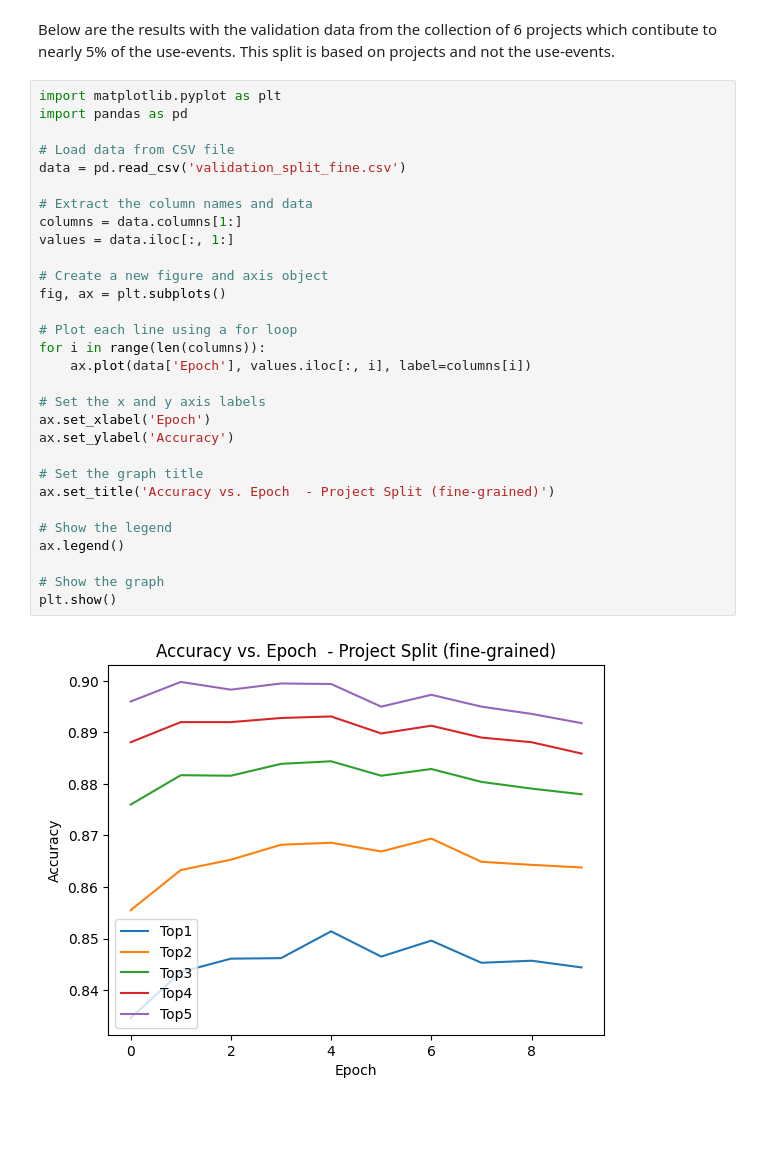
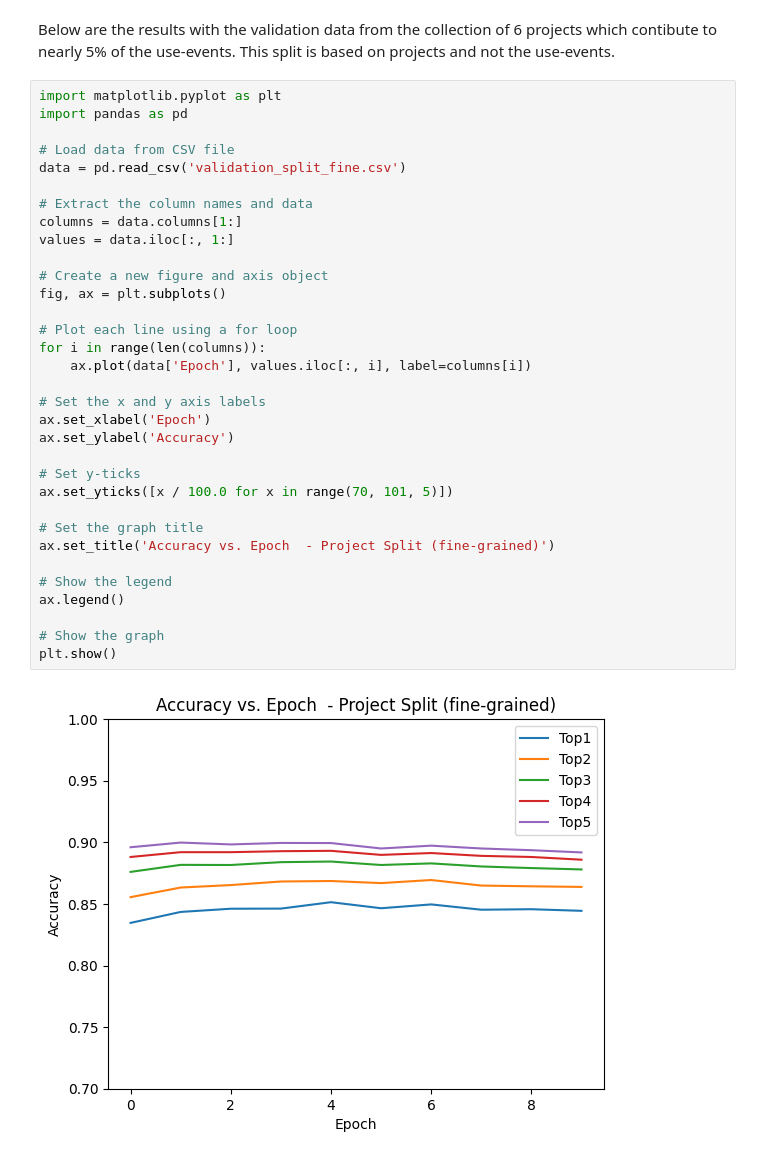
Before and after one commit to piyush-bajaj/DynamicPythonBenchmark, a Jupyter notebook: evaluation/Lexecutor Evaluation.ipynb, the cells around one changed output. Saved outputs shown, nothing was run; the diff lists cells and outputs as text; blank space fills up the shorter version.

```diff
--- a/evaluation/Lexecutor Evaluation.ipynb
+++ b/evaluation/Lexecutor Evaluation.ipynb
@@ -204,34 +216,37 @@ Below are the results with the validation data from the collection of 6 projects
 import matplotlib.pyplot as plt
 import pandas as pd
 
 # Load data from CSV file
 data = pd.read_csv('validation_split_fine.csv')
 
 # Extract the column names and data
 columns = data.columns[1:]
 values = data.iloc[:, 1:]
 
 # Create a new figure and axis object
 fig, ax = plt.subplots()
 
 # Plot each line using a for loop
 for i in range(len(columns)):
     ax.plot(data['Epoch'], values.iloc[:, i], label=columns[i])
 
 # Set the x and y axis labels
 ax.set_xlabel('Epoch')
 ax.set_ylabel('Accuracy')
 
+# Set y-ticks
+ax.set_yticks([x / 100.0 for x in range(70, 101, 5)])
+
 # Set the graph title
 ax.set_title('Accuracy vs. Epoch  - Project Split (fine-grained)')
 
 # Show the legend
 ax.legend()
 
 # Show the graph
 plt.show()
 # %% [output]
-[figure, old version]
+[figure, new version]
 # %%
 import matplotlib.pyplot as plt
 import pandas as pd
```
Also changed, not shown: parts of 5 cells of this notebook.
